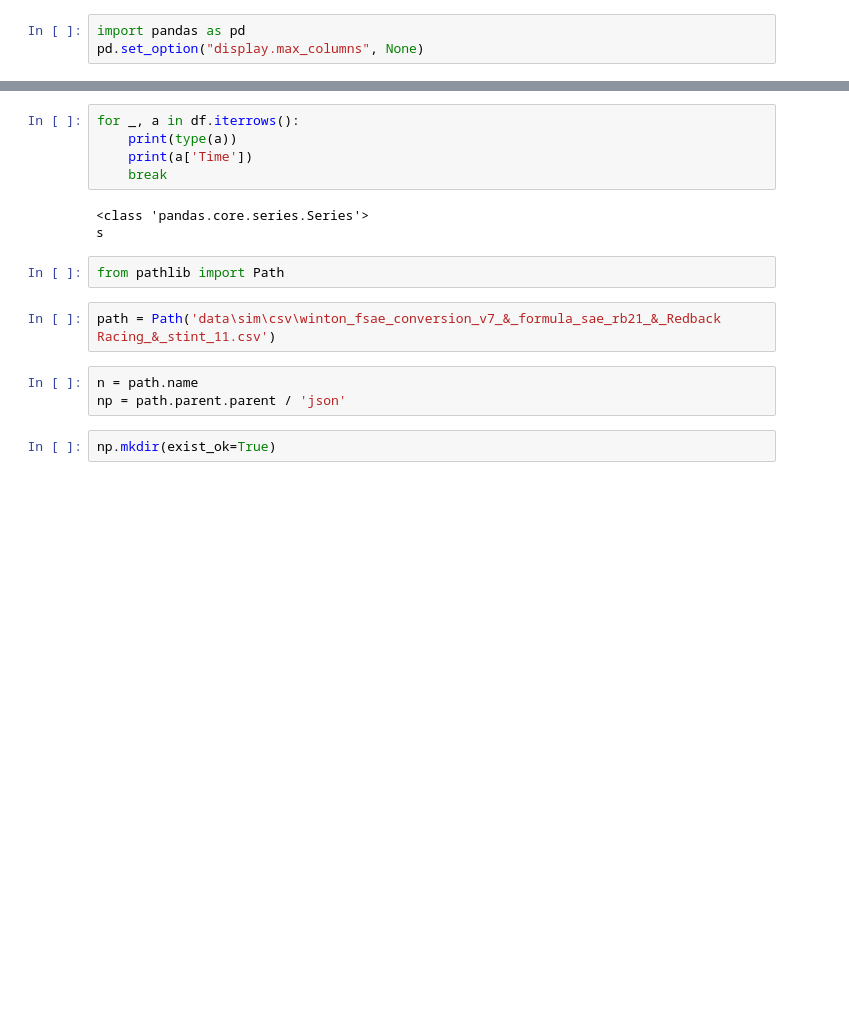
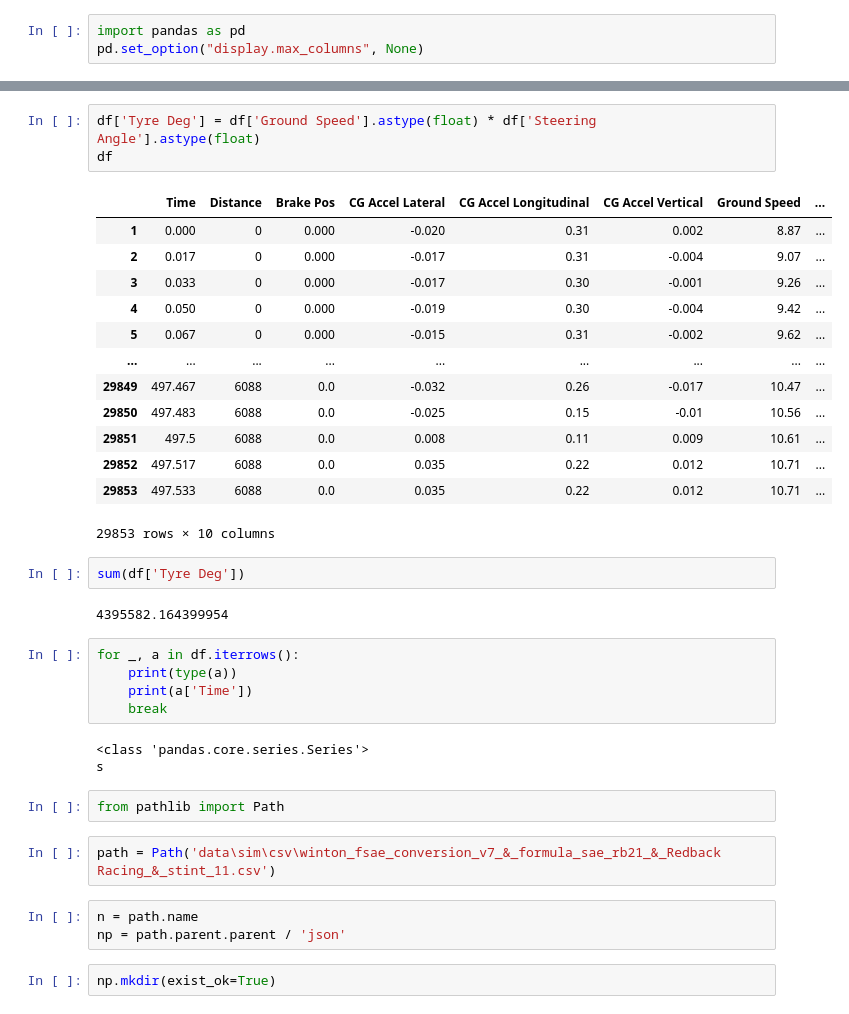
Before and after one commit to nicisfurst/ds_backend_testing, a Jupyter notebook: notebooks/analyse_motec_csvs.ipynb, the cells around one changed output, grey strips where cells are left out. Saved outputs shown, nothing was run; the diff lists cells and outputs as text; blank space fills up the shorter version.

```diff
--- a/notebooks/analyse_motec_csvs.ipynb
+++ b/notebooks/analyse_motec_csvs.ipynb
@@ -17,3 +38,24 @@ units['Time']
+# %%
+df['Tyre Deg'] = df['Ground Speed'].astype(float) * df['Steering Angle'].astype(float)
+df
+# %% [output]
+|  | Time | Distance | Brake Pos | CG Accel Lateral | CG Accel Longitudinal | CG Accel Vertical | Ground Speed | ... |
+| 1 | 0.000 | 0 | 0.000 | -0.020 | 0.31 | 0.002 | 8.87 | ... |
+| 2 | 0.017 | 0 | 0.000 | -0.017 | 0.31 | -0.004 | 9.07 | ... |
+| 3 | 0.033 | 0 | 0.000 | -0.017 | 0.30 | -0.001 | 9.26 | ... |
+| 4 | 0.050 | 0 | 0.000 | -0.019 | 0.30 | -0.004 | 9.42 | ... |
+| 5 | 0.067 | 0 | 0.000 | -0.015 | 0.31 | -0.002 | 9.62 | ... |
+| ... | ... | ... | ... | ... | ... | ... | ... | ... |
+| 29849 | 497.467 | 6088 | 0.0 | -0.032 | 0.26 | -0.017 | 10.47 | ... |
+| 29850 | 497.483 | 6088 | 0.0 | -0.025 | 0.15 | -0.01 | 10.56 | ... |
+| 29851 | 497.5 | 6088 | 0.0 | 0.008 | 0.11 | 0.009 | 10.61 | ... |
+| 29852 | 497.517 | 6088 | 0.0 | 0.035 | 0.22 | 0.012 | 10.71 | ... |
+| 29853 | 497.533 | 6088 | 0.0 | 0.035 | 0.22 | 0.012 | 10.71 | ... |
+29853 rows × 10 columns
+# %%
+sum(df['Tyre Deg'])
+# %% [output]
+4395582.164399954
 # %%
 for _, a in df.iterrows():
     print(type(a))
```
Also changed, not shown: parts of 5 cells of this notebook, 2 other files.
